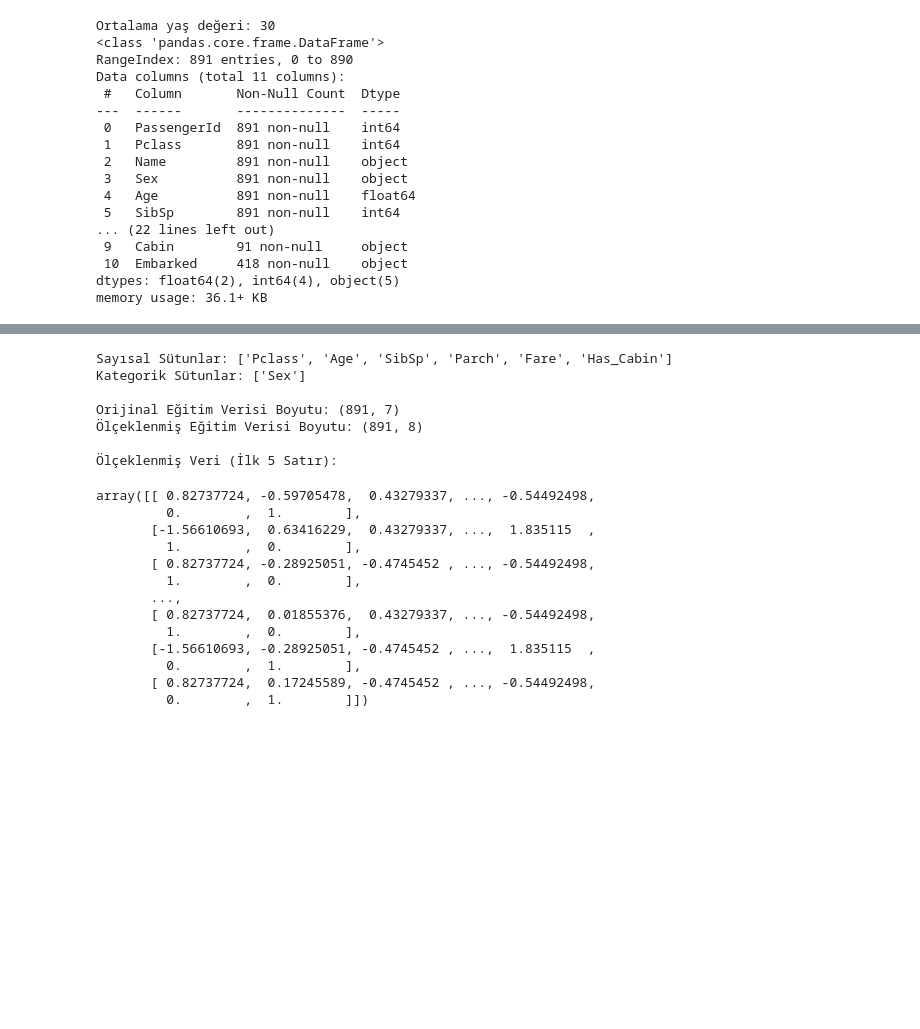
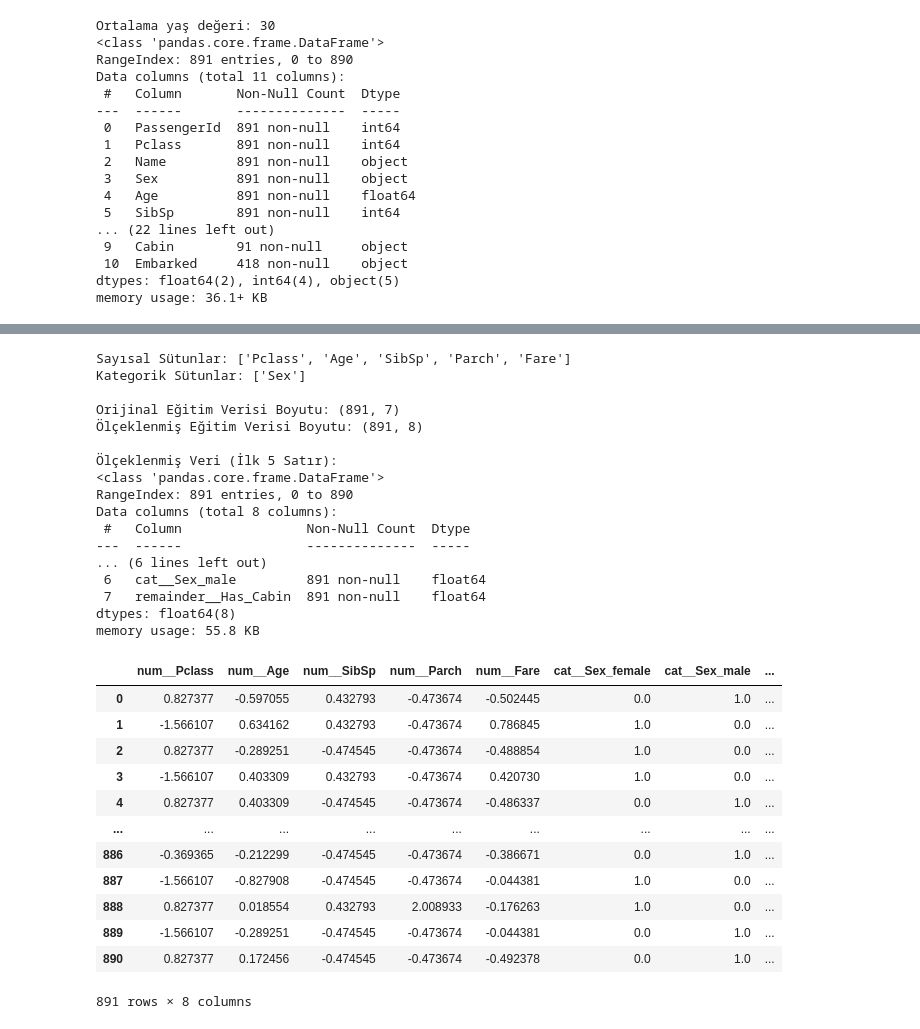
Before and after one commit to Tahir1072a/Titanic-Veri-Analizi, a Jupyter notebook: src/titanic-survive-analysis.ipynb, the cells around one changed output, grey strips where cells are left out. Saved outputs shown, nothing was run; the diff lists cells and outputs as text; code cells hidden in the pictures; blank space fills up the shorter version.

```diff
--- a/src/titanic-survive-analysis.ipynb
+++ b/src/titanic-survive-analysis.ipynb
@@ -156,6 +149,7 @@ from sklearn.impute import SimpleImputer
 from sklearn.compose import ColumnTransformer
 from sklearn.pipeline import Pipeline
 
+# Ölçeklendirme feature'ın sayısal mı yoksa kategorik mi olduğuna göre değişiklik gösterecektir. O yüzden onları ayırıyorum.
 numerical_features = X_train.select_dtypes(include=['int64', 'float64']).columns
 categorical_features = X_train.select_dtypes(include=['object', 'category']).columns
 
@@ -163,57 +157,73 @@ print("Sayısal Sütunlar:", list(numerical_features))
 print("Kategorik Sütunlar:", list(categorical_features))
 
 
-# Pipeline
-
+# Pipeline => Burada imputer fonksiyonu eğer dataset içerisinde null sayısal değişkenler var ise onları ortalama değer ile doldurulmasını sağlar.
+# Biz bunu yukarıda manuel olrak yapmış olsak da burada tek parça halinde nasıl yapılır onu gösterdim.
+# Sayısal dönüşümler/ Reçete...
 numerical_transformer = Pipeline(steps=[
     ('imputer', SimpleImputer(strategy='median')),
     ('scaler', StandardScaler())
 ])
 
+# Burada kullanılan imputer ise none/null verileri en sık tekrar (mod) eden ile doldurur.
+# One Hot Encoder, kategorik değişkenler için bir ölçeklendirme yöntemidir. String verileri, numeric sütunlara çevirir. Label Encoding'den farklıdır. Modelleri eğitmek için daha sağlam bir yöntem.
 # handle_unknown='ignore' -> test setinde eğitimde görülmeyen bir kategori olursa hata vermeden onu görmezden gelmesini sağlar.
 categorical_transformer = Pipeline(steps=[
     ('imputer', SimpleImputer(strategy='most_frequent')),
     ('onehot', OneHotEncoder(handle_unknown='ignore'))
 ])
 
 
 # Pipeline'ları birleştirme
 preprocessor = ColumnTransformer(
     transformers=[
         ('num', numerical_transformer, numerical_features),
         ('cat', categorical_transformer, categorical_features)
     ],
     remainder='passthrough' # Belirtilmeyen sütunlara ne yapılacağını söyler (burada dokunma/geç diyoruz)
 )
 
+# Ölçeklenmiş veriler... Artık
 X_train_scaled = preprocessor.fit_transform(X_train)
 X_test_scaled = preprocessor.transform(X_test)
-
 
 # Result
 print("\nOrijinal Eğitim Verisi Boyutu:", X_train.shape)
 print("Ölçeklenmiş Eğitim Verisi Boyutu:", X_train_scaled.shape)
 print("\nÖlçeklenmiş Veri (İlk 5 Satır):")
 
-X_train_scaled
+scaled_df = pd.DataFrame(X_train_scaled, columns=preprocessor.get_feature_names_out())
+scaled_df.info()
+
+scaled_df
 # %% [output]
-Sayısal Sütunlar: ['Pclass', 'Age', 'SibSp', 'Parch', 'Fare', 'Has_Cabin']
+Sayısal Sütunlar: ['Pclass', 'Age', 'SibSp', 'Parch', 'Fare']
 Kategorik Sütunlar: ['Sex']
 
 Orijinal Eğitim Verisi Boyutu: (891, 7)
 Ölçeklenmiş Eğitim Verisi Boyutu: (891, 8)
 
 Ölçeklenmiş Veri (İlk 5 Satır):
+<class 'pandas.core.frame.DataFrame'>
+RangeIndex: 891 entries, 0 to 890
+Data columns (total 8 columns):
+ #   Column                Non-Null Count  Dtype
+---  ------                --------------  -----
+... (6 lines left out)
+ 6   cat__Sex_male         891 non-null    float64
+ 7   remainder__Has_Cabin  891 non-null    float64
+dtypes: float64(8)
+memory usage: 55.8 KB
+|  | num__Pclass | num__Age | num__SibSp | num__Parch | num__Fare | cat__Sex_female | cat__Sex_male | ... |
+| 0 | 0.827377 | -0.597055 | 0.432793 | -0.473674 | -0.502445 | 0.0 | 1.0 | ... |
+| 1 | -1.566107 | 0.634162 | 0.432793 | -0.473674 | 0.786845 | 1.0 | 0.0 | ... |
+| 2 | 0.827377 | -0.289251 | -0.474545 | -0.473674 | -0.488854 | 1.0 | 0.0 | ... |
+| 3 | -1.566107 | 0.403309 | 0.432793 | -0.473674 | 0.420730 | 1.0 | 0.0 | ... |
+| 4 | 0.827377 | 0.403309 | -0.474545 | -0.473674 | -0.486337 | 0.0 | 1.0 | ... |
+| ... | ... | ... | ... | ... | ... | ... | ... | ... |
+| 886 | -0.369365 | -0.212299 | -0.474545 | -0.473674 | -0.386671 | 0.0 | 1.0 | ... |
+| 887 | -1.566107 | -0.827908 | -0.474545 | -0.473674 | -0.044381 | 1.0 | 0.0 | ... |
+| 888 | 0.827377 | 0.018554 | 0.432793 | 2.008933 | -0.176263 | 1.0 | 0.0 | ... |
+| 889 | -1.566107 | -0.289251 | -0.474545 | -0.473674 | -0.044381 | 0.0 | 1.0 | ... |
+| 890 | 0.827377 | 0.172456 | -0.474545 | -0.473674 | -0.492378 | 0.0 | 1.0 | ... |
-array([[ 0.82737724, -0.59705478,  0.43279337, ..., -0.54492498,
-         0.        ,  1.        ],
-       [-1.56610693,  0.63416229,  0.43279337, ...,  1.835115  ,
-         1.        ,  0.        ],
-       [ 0.82737724, -0.28925051, -0.4745452 , ..., -0.54492498,
-         1.        ,  0.        ],
-       ...,
-       [ 0.82737724,  0.01855376,  0.43279337, ..., -0.54492498,
-         1.        ,  0.        ],
-       [-1.56610693, -0.28925051, -0.4745452 , ...,  1.835115  ,
-         0.        ,  1.        ],
-       [ 0.82737724,  0.17245589, -0.4745452 , ..., -0.54492498,
-         0.        ,  1.        ]])
+891 rows × 8 columns
```
Also changed, not shown: parts of 10 cells of this notebook, 1 other file.
